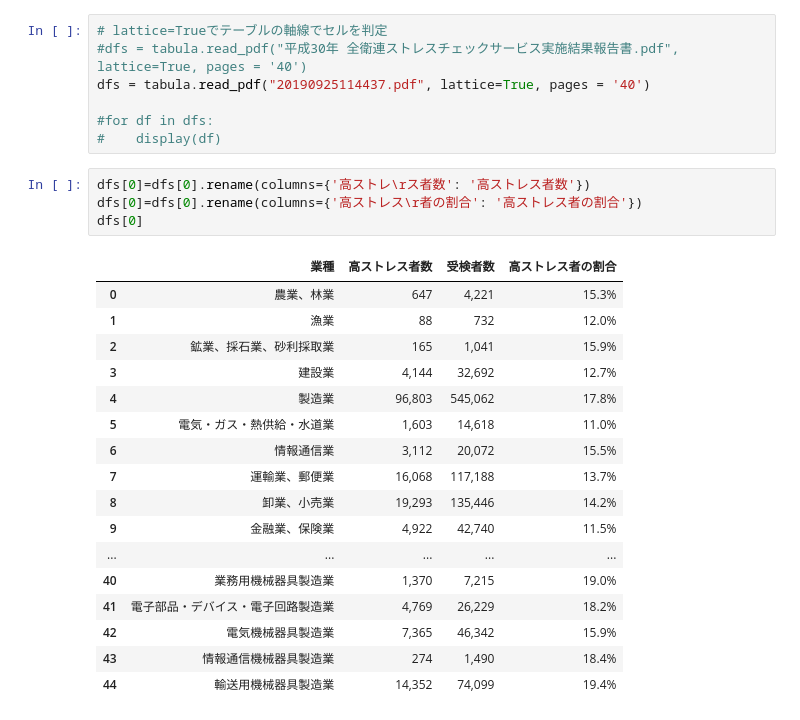
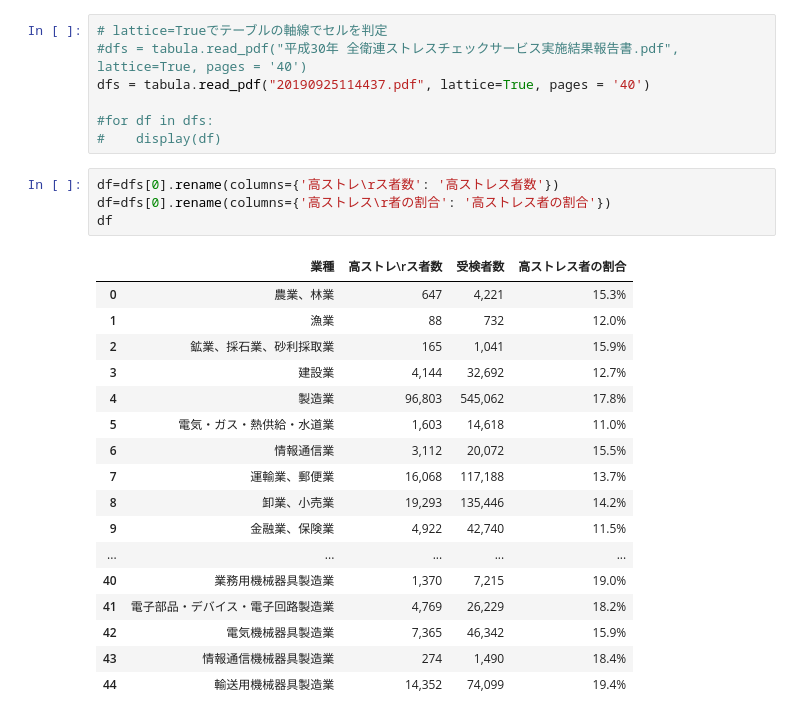
Before and after one commit to mino-2021/PDFtoTableData, a Jupyter notebook: TabledataFromPDF.ipynb, the cells around one changed output. Drawn from its saved outputs; the diff is of its cells as text.

```diff
--- a/TabledataFromPDF.ipynb
+++ b/TabledataFromPDF.ipynb
@@ -22,11 +24,11 @@ dfs = tabula.read_pdf("20190925114437.pdf", lattice=True, pages = '40')
 #for df in dfs:
 #    display(df)
 # %%
-dfs[0]=dfs[0].rename(columns={'高ストレ\rス者数': '高ストレス者数'})
-dfs[0]=dfs[0].rename(columns={'高ストレス\r者の割合': '高ストレス者の割合'})
-dfs[0]
+df=dfs[0].rename(columns={'高ストレ\rス者数': '高ストレス者数'})
+df=dfs[0].rename(columns={'高ストレス\r者の割合': '高ストレス者の割合'})
+df
 # %% [output]
-|  | 業種 | 高ストレス者数 | 受検者数 | 高ストレス者の割合 |
+|  | 業種 | 高ストレ\rス者数 | 受検者数 | 高ストレス者の割合 |
 | 0 | 農業、林業 | 647 | 4,221 | 15.3% |
 | 1 | 漁業 | 88 | 732 | 12.0% |
 | 2 | 鉱業、採石業、砂利採取業 | 165 | 1,041 | 15.9% |
```
Also changed, not shown: parts of 6 cells of this notebook.
